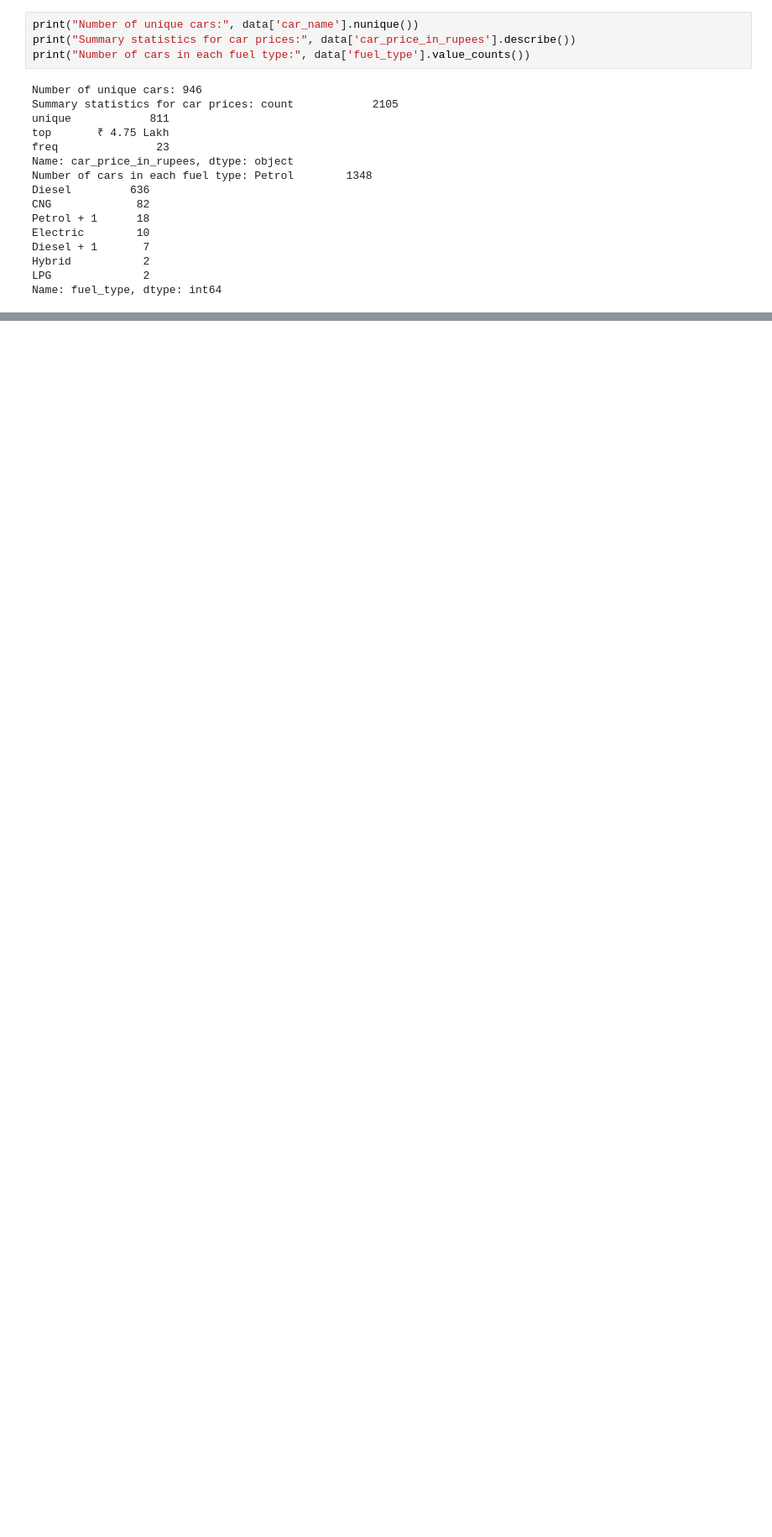
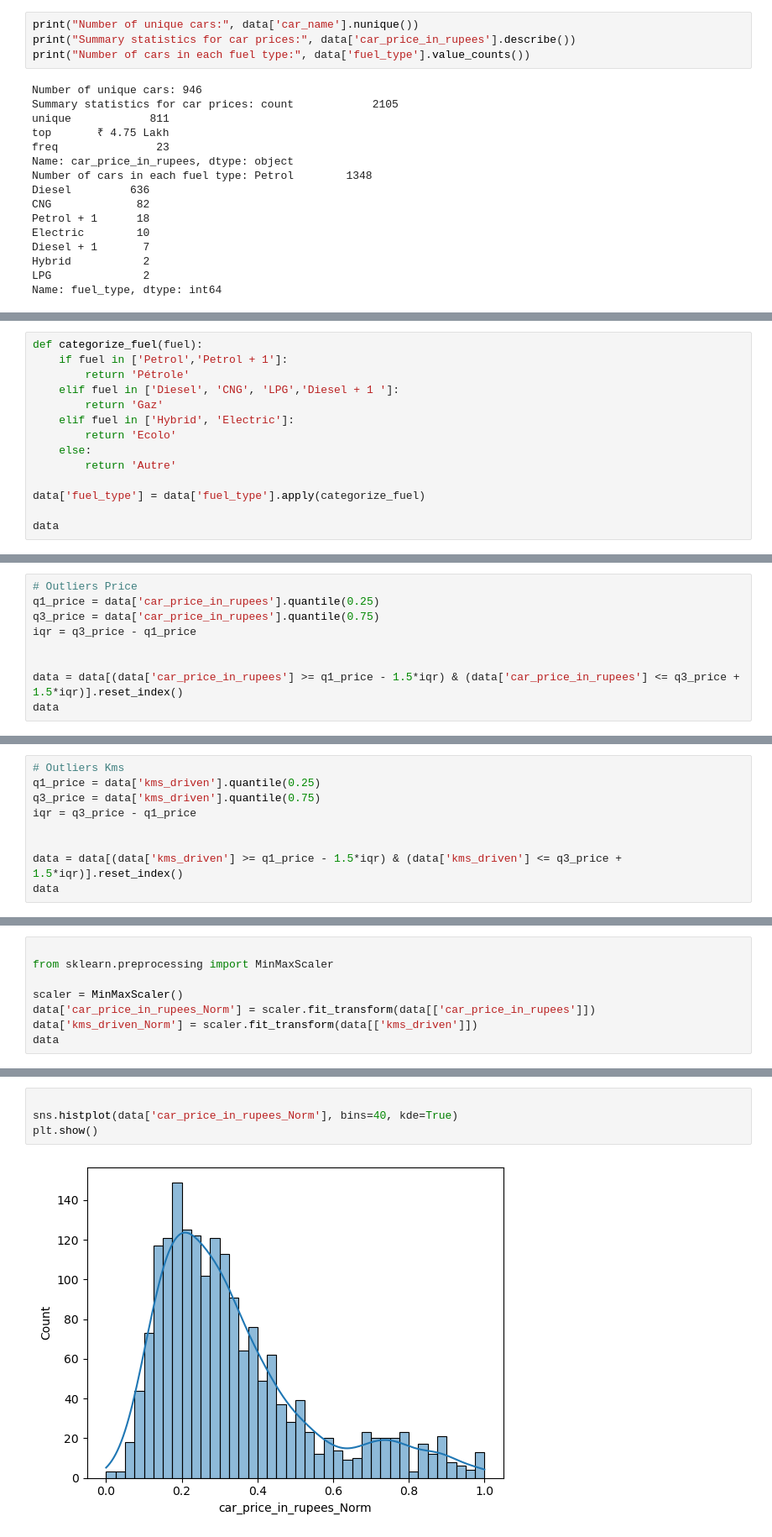
Before and after one commit to YannSko/Portfollio, a Jupyter notebook: Analysis Marketting/Prediction/Cars/car.ipynb, the cells around one changed output, grey strips where cells are left out. Shown at 84% size. Cells and saved outputs as stored; diff of their text form; blank space fills up the shorter version.

Commit message:
Car_Prediction
Finished data cleaning, normalizing , and prediction with linearR and TreeClassification ( gridSearch apply) : - testing MSE and Accuracy

```diff
--- a/Analysis Marketting/Prediction/Cars/car.ipynb
+++ b/Analysis Marketting/Prediction/Cars/car.ipynb
@@ -53,0 +133,14 @@ Name: fuel_type, dtype: int64
+# %%
+def categorize_fuel(fuel):
+    if fuel in ['Petrol','Petrol + 1']:
+        return 'Pétrole'
+    elif fuel in ['Diesel', 'CNG', 'LPG','Diesel + 1 ']:
+        return 'Gaz'
+    elif fuel in ['Hybrid', 'Electric']:
+        return 'Ecolo'
+    else:
+        return 'Autre'
+
+data['fuel_type'] = data['fuel_type'].apply(categorize_fuel)
+
+data
@@ -53,0 +222,9 @@ Name: fuel_type, dtype: int64
+# %%
+# Outliers Price
+q1_price = data['car_price_in_rupees'].quantile(0.25)
+q3_price = data['car_price_in_rupees'].quantile(0.75)
+iqr = q3_price - q1_price
+
+
+data = data[(data['car_price_in_rupees'] >= q1_price - 1.5*iqr) & (data['car_price_in_rupees'] <= q3_price + 1.5*iqr)].reset_index()
+data
@@ -53,0 +245,9 @@ Name: fuel_type, dtype: int64
+# %%
+# Outliers Kms
+q1_price = data['kms_driven'].quantile(0.25)
+q3_price = data['kms_driven'].quantile(0.75)
+iqr = q3_price - q1_price
+
+
+data = data[(data['kms_driven'] >= q1_price - 1.5*iqr) & (data['kms_driven'] <= q3_price + 1.5*iqr)].reset_index()
+data
@@ -53,0 +285,8 @@ Name: fuel_type, dtype: int64
+# %%
+
+from sklearn.preprocessing import MinMaxScaler
+
+scaler = MinMaxScaler()
+data['car_price_in_rupees_Norm'] = scaler.fit_transform(data[['car_price_in_rupees']])
+data['kms_driven_Norm'] = scaler.fit_transform(data[['kms_driven']])
+data
@@ -53,0 +307,6 @@ Name: fuel_type, dtype: int64
+# %%
+
+sns.histplot(data['car_price_in_rupees_Norm'], bins=40, kde=True)
+plt.show()
+# %% [output]
+[figure, added]
```
Also changed, not shown: parts of 48 cells of this notebook.
